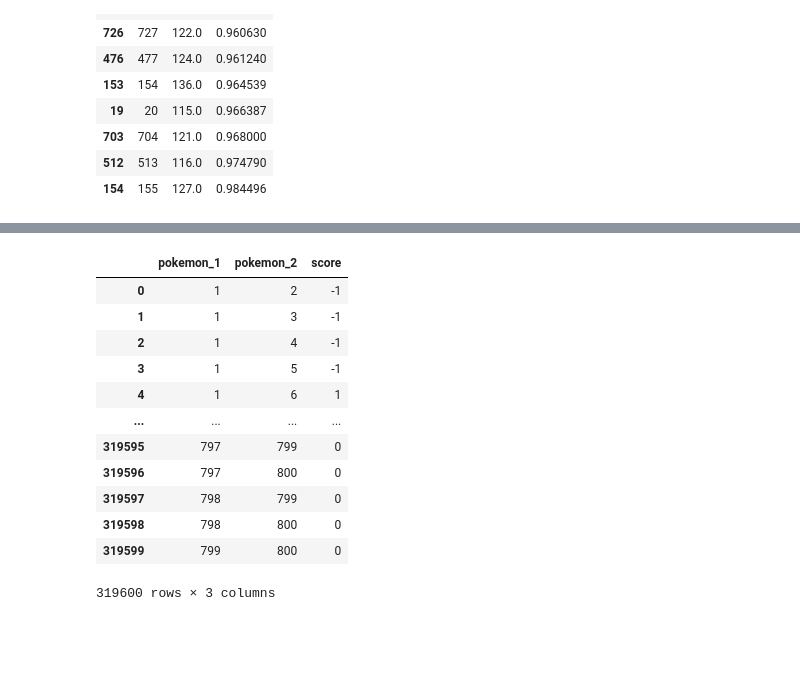
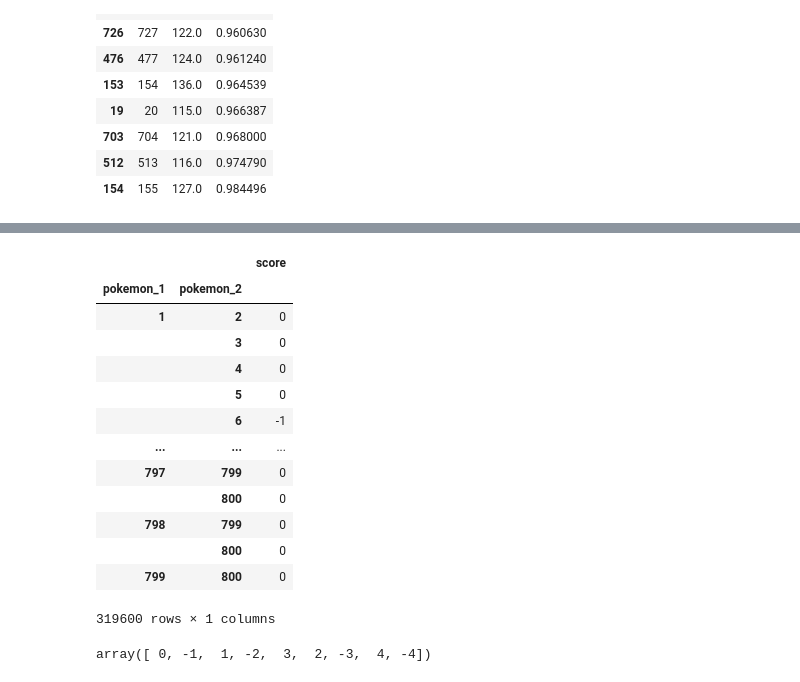
Before and after one commit to MegaCookies88/2020, a Jupyter notebook: Old Exams/Final 2017/exam_2017.ipynb, the cells around one changed output, grey strips where cells are left out. Saved outputs shown, nothing was run; the diff lists cells and outputs as text; code cells hidden in the pictures; blank space fills up the shorter version.

```diff
--- a/Old Exams/Final 2017/exam_2017.ipynb
+++ b/Old Exams/Final 2017/exam_2017.ipynb
@@ -366,28 +372,41 @@ pokemon.loc[top_10_ratio]
 # %%
 duels = pd.DataFrame(columns=['pokemon_1','pokemon_2'], data=itertools.combinations(pokemon.pid,r=2))
 duels['score'] = 0
+duels.set_index(['pokemon_1','pokemon_2'], inplace=True)
 
 for idx, row in combats.iterrows():
     if (row.Winner==row.First_pokemon):
-        duels.loc[idx,'score'] = duels.loc[idx,'score'] + 1
+        try:
+            duels.loc[row.First_pokemon,row.Second_pokemon] += 1
+        except:
+            duels.loc[row.Second_pokemon,row.First_pokemon] += -1
     else:
-        duels.loc[idx,'score'] = duels.loc[idx,'score'] - 1
+        try:
+            duels.loc[row.First_pokemon,row.Second_pokemon] += -1
+        except:
+            duels.loc[row.Second_pokemon,row.First_pokemon] += +1
 
 duels
 # %% [output]
-|  | pokemon_1 | pokemon_2 | score |
-| 0 | 1 | 2 | -1 |
-| 1 | 1 | 3 | -1 |
-| 2 | 1 | 4 | -1 |
-| 3 | 1 | 5 | -1 |
-| 4 | 1 | 6 | 1 |
-| ... | ... | ... | ... |
-| 319595 | 797 | 799 | 0 |
-| 319596 | 797 | 800 | 0 |
-| 319597 | 798 | 799 | 0 |
-| 319598 | 798 | 800 | 0 |
-| 319599 | 799 | 800 | 0 |
+|  |  | score |
+| pokemon_1 | pokemon_2 |  |
+| 1 | 2 | 0 |
+|  | 3 | 0 |
+|  | 4 | 0 |
+|  | 5 | 0 |
+|  | 6 | -1 |
+| ... | ... | ... |
+| 797 | 799 | 0 |
+|  | 800 | 0 |
+| 798 | 799 | 0 |
+|  | 800 | 0 |
+| 799 | 800 | 0 |
-319600 rows × 3 columns
+319600 rows × 1 columns
+# %%
+duels.reset_index(inplace=True)
+duels.score.unique()
+# %% [output]
+array([ 0, -1,  1, -2,  3,  2, -3,  4, -4])
 # %%
 import networkx as nx
 
```
Also changed, not shown: parts of 4 cells of this notebook.
